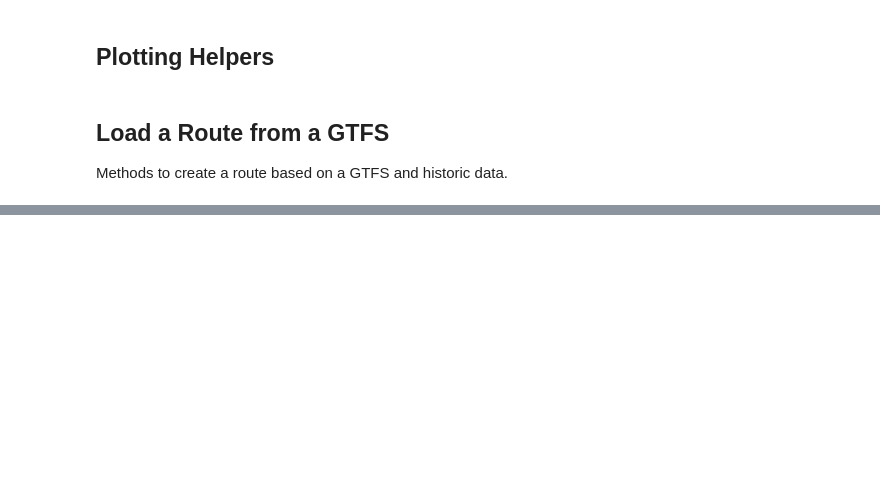
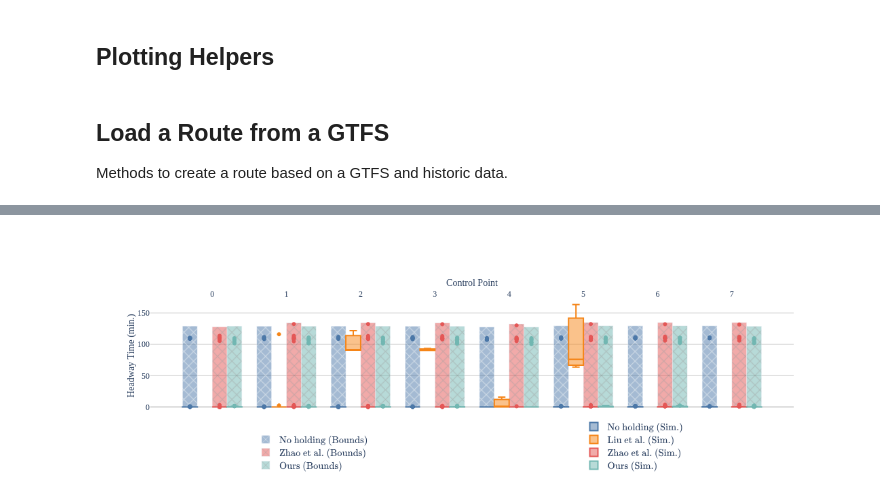
Before and after one commit to m-yuhas/bus-transit-headway-bounds, a Jupyter notebook: policy_optimization.ipynb, the cells around one changed output, grey strips where cells are left out. Saved outputs shown, nothing was run; the diff lists cells and outputs as text; code cells hidden in the pictures; blank space fills up the shorter version.

```diff
--- a/policy_optimization.ipynb
+++ b/policy_optimization.ipynb
@@ -704,19 +683,0 @@ def outer_objective(stop_policies):
-# %%
-# First build graph for the ants to optimize
-N_POL = 3
-graph = numpy.zeros(tuple([N_POL * len(CTRL_PTS) + 1] * 2))
-for c in range(1, N_POL + 1):
-    graph[0, c] = 1
-for r in range(1, N_POL * (len(CTRL_PTS) - 1), N_POL):
-    graph[r:r+N_POL, r+N_POL:r+2*N_POL] = numpy.ones((N_POL, N_POL))
-
-optimizer = AntColonyOptimizer(
-    graph=graph,
-    goal=list(range(graph.shape[0] - N_POL, graph.shape[0])),
-    f_obj=outer_objective,
-    n_ants=graph.shape[0],
-    alpha=1,
-    beta=1,
-    rho=0.5,
-    tau_max=1
-)
@@ -933,0 +870,80 @@ BAD_START_TIMES[-1]
+# %%
+fig = graph_objects.Figure()
+whitespace = 0.2
+width = (1 - whitespace) / len(results)
+
+for i, result in enumerate(results):
+    offset = -0.5 + 0.5 * whitespace + i * width + 0.5 * width
+
+    for stop_idx in range(len(CTRL_PTS)):
+        if "Liu" not in result.name:
+            fig.add_trace(graph_objects.Bar(
+                base=[result.headway.lower_bound[stop_idx]],
+                legend='legend1',
+                marker={'color': express.colors.qualitative.T10[i]},
+                marker_pattern_shape='x',
+                name='$' + result.name + r'\textrm{ (Bounds)}' + '$',
+                opacity=0.5,
+                showlegend=True if stop_idx == 0 else False,
+                width=width,
+                x=[stop_idx + offset],
+                y=[result.headway.upper_bound[stop_idx]],
+            ))
+        print(result.name)
+        fig.add_trace(graph_objects.Box(
+            legend='legend2',
+            marker={'color': express.colors.qualitative.T10[i]},
+            name='$' + result.name + r'\textrm{ (Sim.)}' + '$',
+            opacity=1.0,
+            showlegend=True if stop_idx == 1 else False,
+            width=width,
+            x=[stop_idx + offset] * len(result.headway.observed[stop_idx]),
+            y=result.headway.observed[stop_idx],
+        ))
+
+fig.update_layout(
+    # General style
+    font_family='Times New Roman, serif',
+    plot_bgcolor='white',
+
+    # Dimensions
+    height=360,
+    width=750,
+
+    # Axes
+    xaxis=dict(
+        side='top',
+        tickmode='array',
+        tickvals=[i for i in range(len(CTRL_PTS))],
+        title='Control Point',
+        title_standoff=0.0,
+    ),
+    yaxis=dict(
+        gridcolor='lightgrey',
+        showgrid=True,
+        title='Headway Time (min.)',
+        title_standoff=0.0,
+        zeroline=True,
+        zerolinecolor='lightgrey',
+    ),
+
+    # Legends
+    legend1=dict(
+        orientation='v',
+        x=0.25,
+        xanchor='center',
+        y=-0.12 * len(results),
+        yanchor='bottom',
+    ),
+    legend2=dict(
+        orientation='v',
+        x=0.75,
+        xanchor='center',
+        y=-0.12 * len(results),
+        yanchor='bottom',
+    ),
+)
+
+fig.show()
+fig.write_image(path.join('figures', 'route_optimization.pdf'))
+# %% [output]
@@ -933,0 +967 @@ BAD_START_TIMES[-1]
+[figure, added]
```
Also changed, not shown: parts of 43 cells of this notebook, 3 other files.
